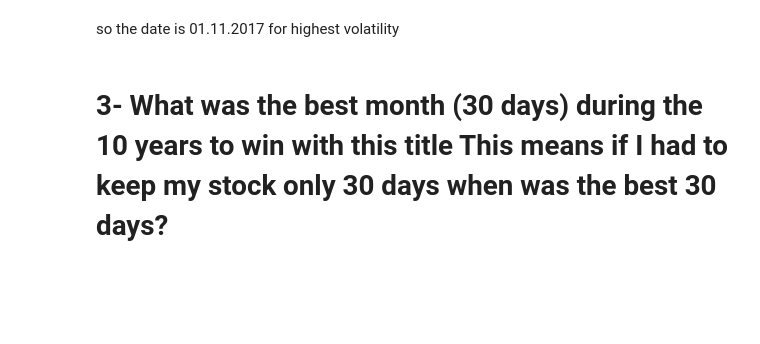
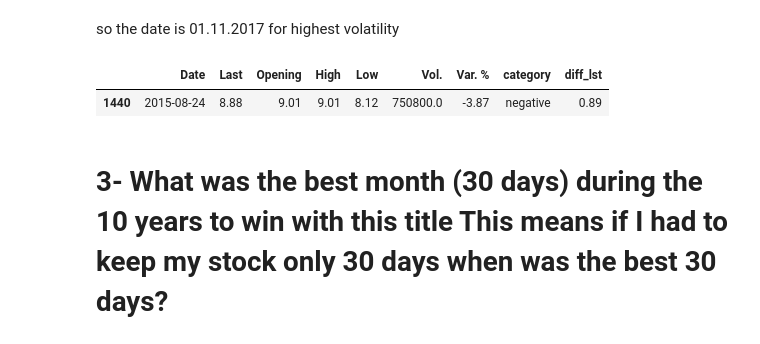
Before and after one commit to arfan64shah/Extract_Transform_Load_Visualization, a Jupyter notebook: Arfan_Practical6/Arfan_Practical6.ipynb, the cells around one changed output. Cells and saved outputs as stored; diff of their text form; code cells hidden in the pictures; blank space fills up the shorter version.

```diff
--- a/Arfan_Practical6/Arfan_Practical6.ipynb
+++ b/Arfan_Practical6/Arfan_Practical6.ipynb
@@ -152,6 +158,26 @@ maxx
 | 876 | 11-01-2017 | 3.96 | 4.50 | 4.50 | 3.95 | 11060000.0 | -21.68 | negative |
 # %% [markdown]
 so the date is 01.11.2017 for highest volatility
+# %%
+#or we can do like this as well
+
+high_list = new_dataset['High'].tolist()
+low_list = new_dataset['Low'].tolist()
+
+diff_lst = []
+
+for i in range(len(new_dataset)):
+    difference = float(high_list[i]) - float(low_list[i])
+    diff_lst.append(difference)
+
+#now append this list to column into the dataset
+new_dataset['diff_lst'] = diff_lst
+
+#since another column with differences is added now find the date for the maximum in the new column
+new_dataset[new_dataset['diff_lst'] == new_dataset['diff_lst'].max()]
+# %% [output]
+|  | Date | Last | Opening | High | Low | Vol. | Var. % | category | diff_lst |
+| 1440 | 2015-08-24 | 8.88 | 9.01 | 9.01 | 8.12 | 750800.0 | -3.87 | negative | 0.89 |
 # %% [markdown]
 # 3- What was the best month (30 days) during the 10 years to win with this title This means if I had to keep my stock only 30 days when was the best 30 days?
 # %%
```
Also changed, not shown: parts of 11 cells of this notebook, 1 other file.
